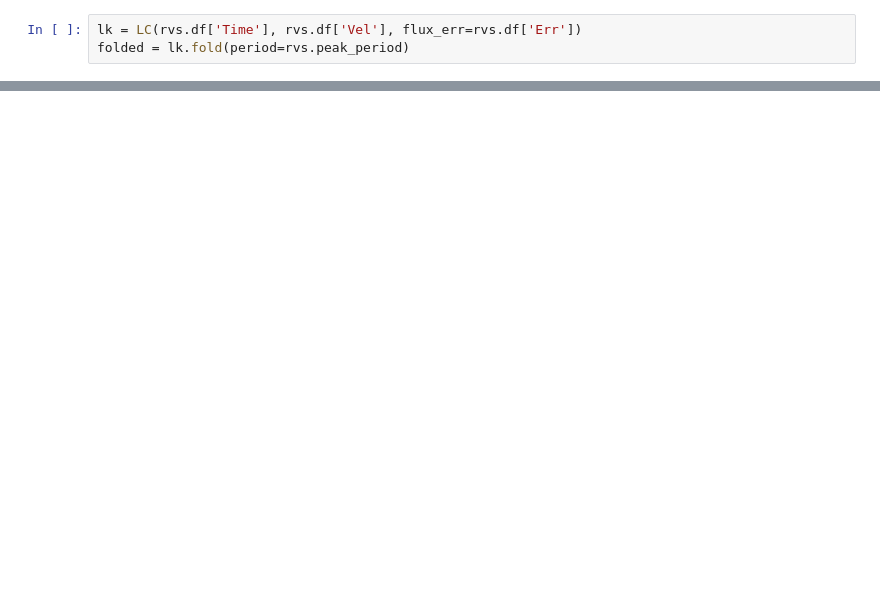
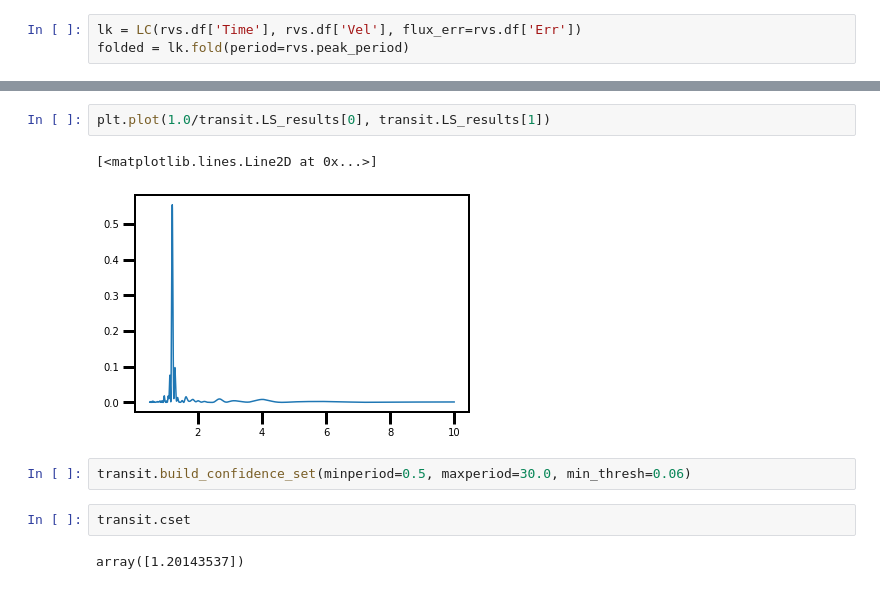
Before and after one commit to afeinstein20/periodic-ri, a Jupyter notebook: getting_started/demo.ipynb, the cells around one changed output, grey strips where cells are left out. Saved outputs shown, nothing was run; the diff lists cells and outputs as text; blank space fills up the shorter version.

```diff
--- a/getting_started/demo.ipynb
+++ b/getting_started/demo.ipynb
@@ -213,0 +87,11 @@ rvs.S_null, rvs.sobs
+# %%
+plt.plot(1.0/transit.LS_results[0], transit.LS_results[1])
+# %% [output]
+[<matplotlib.lines.Line2D at 0x...>]
+[figure, added]
+# %%
+transit.build_confidence_set(minperiod=0.5, maxperiod=30.0, min_thresh=0.06)
+# %%
+transit.cset
+# %% [output]
+array([1.20143537])
```
Also changed, not shown: parts of 31 cells of this notebook.
